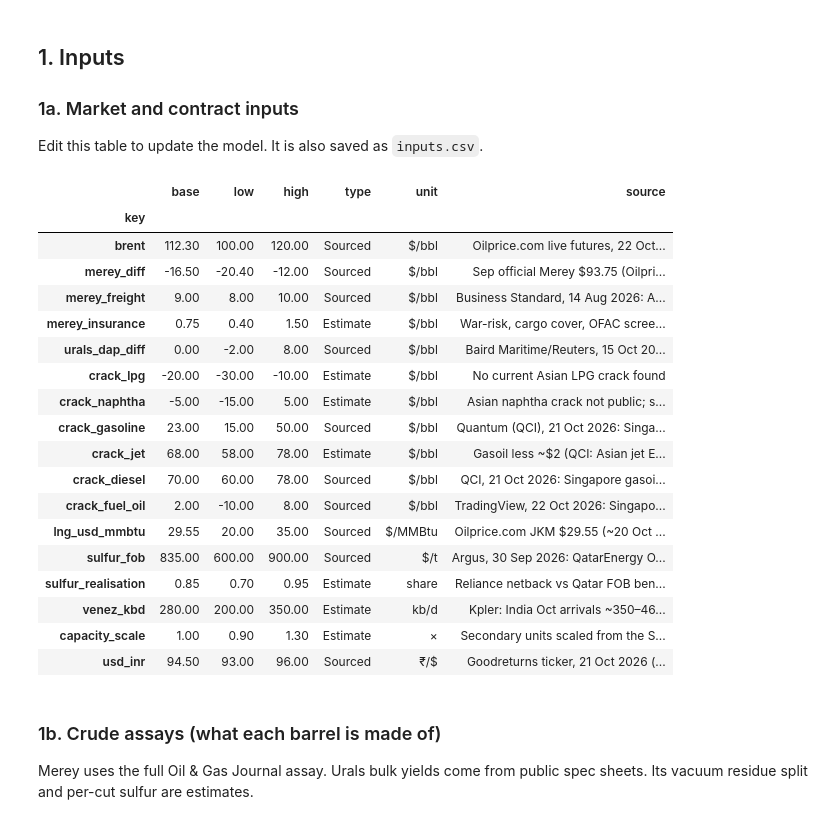
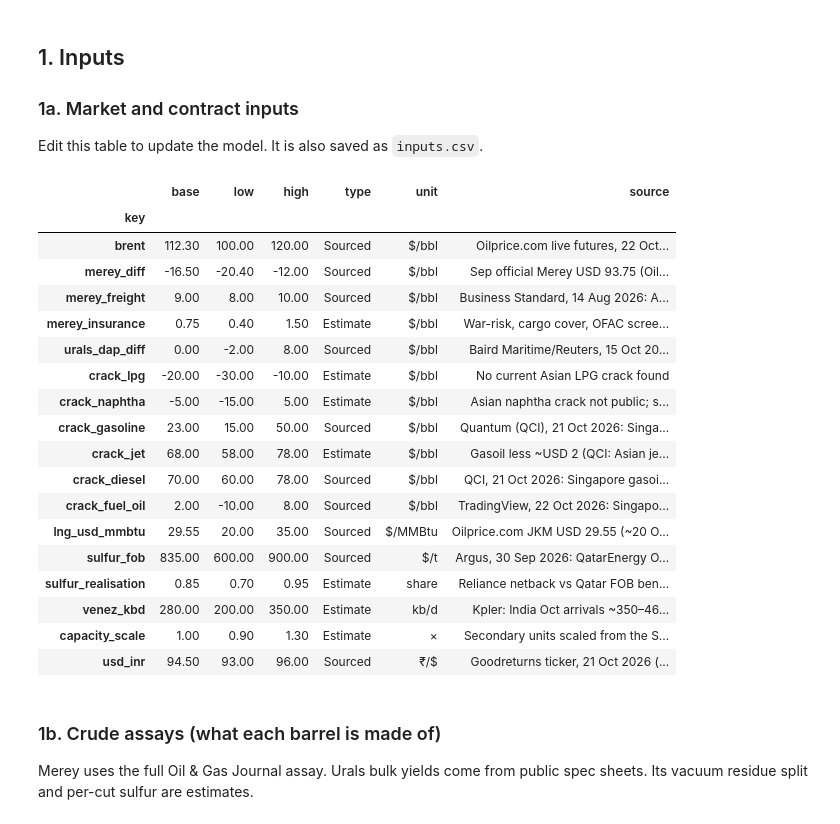
Before and after one commit to mishu1177karan/jamnagar-crude-slate-model, a Jupyter notebook: jamnagar_merey_vs_urals.ipynb, the cells around one changed output. Cells and saved outputs as stored; diff of their text form; code cells hidden in the pictures.

```diff
--- a/jamnagar_merey_vs_urals.ipynb
+++ b/jamnagar_merey_vs_urals.ipynb
@@ -30,43 +30,44 @@ Edit this table to update the model. It is also saved as `inputs.csv`.
 # %%
 S, E = "Sourced", "Estimate"
 INPUTS = pd.DataFrame([
  # key,                 base,   low,    high,  type, unit,      source / basis
  ("brent",              112.3,  100.0,  120.0, S, "$/bbl",   "Oilprice.com live futures, 22 Oct 2026 13:50 IST ($112.31)"),
  ("merey_diff",         -16.5,  -20.4,  -12.0, S, "$/bbl",   "Sep official Merey $93.75 (Oilprice/OPEC) vs EIA Sep Brent $114.16 = −20.4; JV deals −12/−13 (Reuters, 22 Sep); base = midpoint"),
  ("merey_freight",        9.0,    8.0,   10.0, S, "$/bbl",   "Business Standard, 14 Aug 2026: Americas→India freight ~$8–10/bbl"),
  ("merey_insurance",      0.75,   0.4,    1.5, E, "$/bbl",   "War-risk, cargo cover, OFAC screening; no public figure"),
  ("urals_dap_diff",       0.0,   -2.0,    8.0, S, "$/bbl",   "Baird Maritime/Reuters, 15 Oct 2026: Urals DAP India ~parity to Dated Brent; peaked +$8 in Sep"),
  ("crack_lpg",          -20.0,  -30.0,  -10.0, E, "$/bbl",   "No current Asian LPG crack found"),
  ("crack_naphtha",       -5.0,  -15.0,    5.0, E, "$/bbl",   "Asian naphtha crack not public; set slightly below Brent"),
  ("crack_gasoline",      23.0,   15.0,   50.0, S, "$/bbl",   "Quantum (QCI), 21 Oct 2026: Singapore 92 RON $132.42/b FOB vs Brent ~$109.3"),
  ("crack_jet",           68.0,   58.0,   78.0, E, "$/bbl",   "Gasoil less ~$2 (QCI: Asian jet E/W at 6-month lows); level not public"),
  ("crack_diesel",        70.0,   60.0,   78.0, S, "$/bbl",   "QCI, 21 Oct 2026: Singapore gasoil 10ppm $179.81/b, Nov crack $72.21 vs Dubai; M1 $64.75 on 16 Oct"),
  ("crack_fuel_oil",       2.0,  -10.0,    8.0, S, "$/bbl",   "TradingView, 22 Oct 2026: Singapore 380cst vs Dubai ~$3.3 (indicative)"),
  ("lng_usd_mmbtu",       29.55,  20.0,   35.0, S, "$/MMBtu", "Oilprice.com JKM $29.55 (~20 Oct 2026); prices hydrogen and gasified petcoke"),
  ("sulfur_fob",         835.0,  600.0,  900.0, S, "$/t",     "Argus, 30 Sep 2026: QatarEnergy Oct sulphur $835/t FOB"),
  ("sulfur_realisation",   0.85,   0.70,   0.95, E, "share",  "Reliance netback vs Qatar FOB benchmark"),
  ("venez_kbd",          280.0,  200.0,  350.0, E, "kb/d",    "Kpler: India Oct arrivals ~350–465 kb/d; Reliance share ~80% (and the volume run through this train)"),
  ("capacity_scale",       1.0,    0.9,    1.3, E, "×",       "Secondary units scaled from the SEZ refinery; Jamnagar DTA may add coking/vacuum headroom"),
  ("usd_inr",             94.5,   93.0,   96.0, S, "₹/$",     "Goodreturns ticker, 21 Oct 2026 (~94.5)"),
 ], columns=["key", "base", "low", "high", "type", "unit", "source"]).set_index("key")
+INPUTS["source"] = INPUTS["source"].str.replace("$", "USD ", regex=False)   # '$…$' pairs would render as maths in HTML
 INPUTS.to_csv("inputs.csv")
 BASE = INPUTS["base"].to_dict()
 display(INPUTS[["base", "low", "high", "type", "unit", "source"]])
 # %% [output]
 |  | base | low | high | type | unit | source |
 | key |  |  |  |  |  |  |
 | brent | 112.30 | 100.00 | 120.00 | Sourced | $/bbl | Oilprice.com live futures, 22 Oct... |
-| merey_diff | -16.50 | -20.40 | -12.00 | Sourced | $/bbl | Sep official Merey $93.75 (Oilpri... |
+| merey_diff | -16.50 | -20.40 | -12.00 | Sourced | $/bbl | Sep official Merey USD 93.75 (Oil... |
 | merey_freight | 9.00 | 8.00 | 10.00 | Sourced | $/bbl | Business Standard, 14 Aug 2026: A... |
 | merey_insurance | 0.75 | 0.40 | 1.50 | Estimate | $/bbl | War-risk, cargo cover, OFAC scree... |
 | urals_dap_diff | 0.00 | -2.00 | 8.00 | Sourced | $/bbl | Baird Maritime/Reuters, 15 Oct 20... |
 | crack_lpg | -20.00 | -30.00 | -10.00 | Estimate | $/bbl | No current Asian LPG crack found |
 | crack_naphtha | -5.00 | -15.00 | 5.00 | Estimate | $/bbl | Asian naphtha crack not public; s... |
 | crack_gasoline | 23.00 | 15.00 | 50.00 | Sourced | $/bbl | Quantum (QCI), 21 Oct 2026: Singa... |
-| crack_jet | 68.00 | 58.00 | 78.00 | Estimate | $/bbl | Gasoil less ~$2 (QCI: Asian jet E... |
+| crack_jet | 68.00 | 58.00 | 78.00 | Estimate | $/bbl | Gasoil less ~USD 2 (QCI: Asian je... |
 | crack_diesel | 70.00 | 60.00 | 78.00 | Sourced | $/bbl | QCI, 21 Oct 2026: Singapore gasoi... |
 | crack_fuel_oil | 2.00 | -10.00 | 8.00 | Sourced | $/bbl | TradingView, 22 Oct 2026: Singapo... |
-| lng_usd_mmbtu | 29.55 | 20.00 | 35.00 | Sourced | $/MMBtu | Oilprice.com JKM $29.55 (~20 Oct ... |
+| lng_usd_mmbtu | 29.55 | 20.00 | 35.00 | Sourced | $/MMBtu | Oilprice.com JKM USD 29.55 (~20 O... |
 | sulfur_fob | 835.00 | 600.00 | 900.00 | Sourced | $/t | Argus, 30 Sep 2026: QatarEnergy O... |
 | sulfur_realisation | 0.85 | 0.70 | 0.95 | Estimate | share | Reliance netback vs Qatar FOB ben... |
 | venez_kbd | 280.00 | 200.00 | 350.00 | Estimate | kb/d | Kpler: India Oct arrivals ~350–46... |
```
Also changed, not shown: 3 other files.
